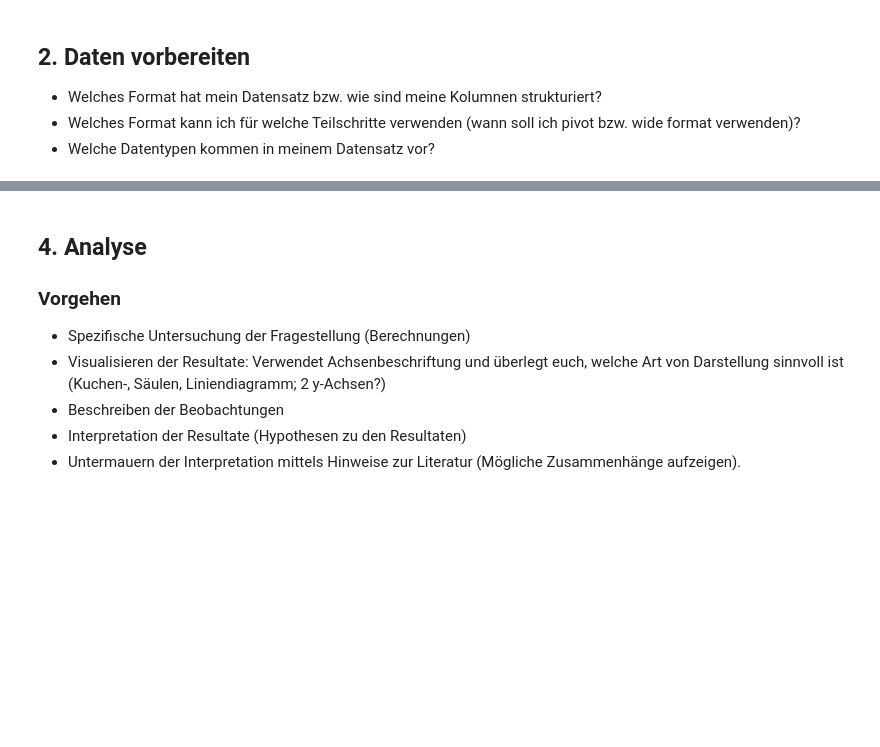
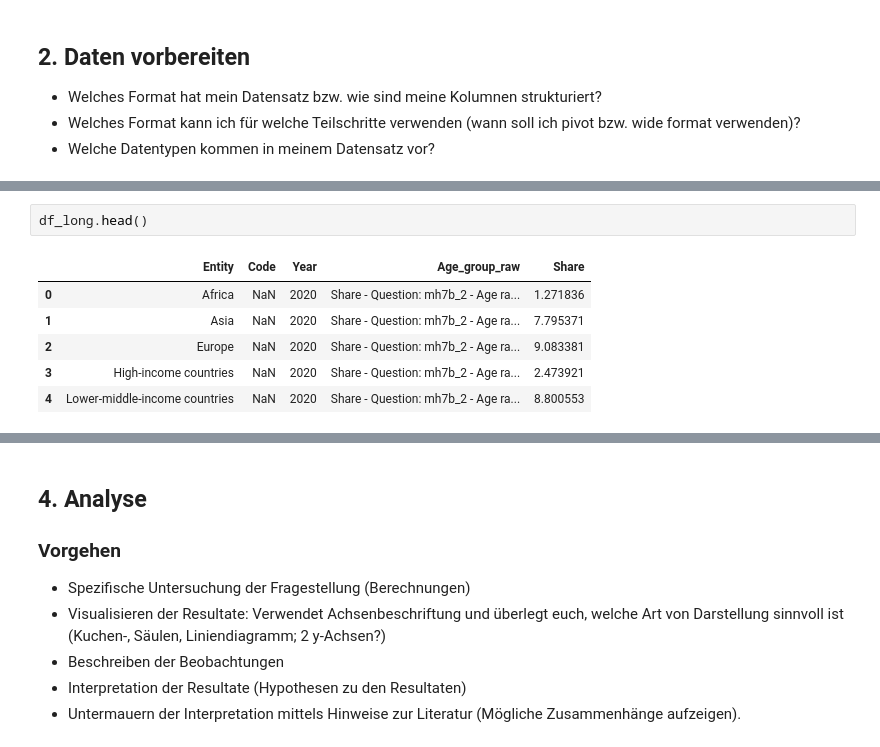
Before and after one commit to CarolinaTresch/Burden_of_Mental_Illness, a Jupyter notebook: Python LN mental illness age.ipynb, the cells around one changed output, grey strips where cells are left out. Saved outputs shown, nothing was run; the diff lists cells and outputs as text; blank space fills up the shorter version.

```diff
--- a/Python LN mental illness age.ipynb
+++ b/Python LN mental illness age.ipynb
@@ -60,0 +107,9 @@ Error:
+# %%
+df_long.head()
+# %% [output]
+|  | Entity | Code | Year | Age_group_raw | Share |
+| 0 | Africa | NaN | 2020 | Share - Question: mh7b_2 - Age ra... | 1.271836 |
+| 1 | Asia | NaN | 2020 | Share - Question: mh7b_2 - Age ra... | 7.795371 |
+| 2 | Europe | NaN | 2020 | Share - Question: mh7b_2 - Age ra... | 9.083381 |
+| 3 | High-income countries | NaN | 2020 | Share - Question: mh7b_2 - Age ra... | 2.473921 |
+| 4 | Lower-middle-income countries | NaN | 2020 | Share - Question: mh7b_2 - Age ra... | 8.800553 |
```
Also changed, not shown: parts of 32 cells of this notebook.
